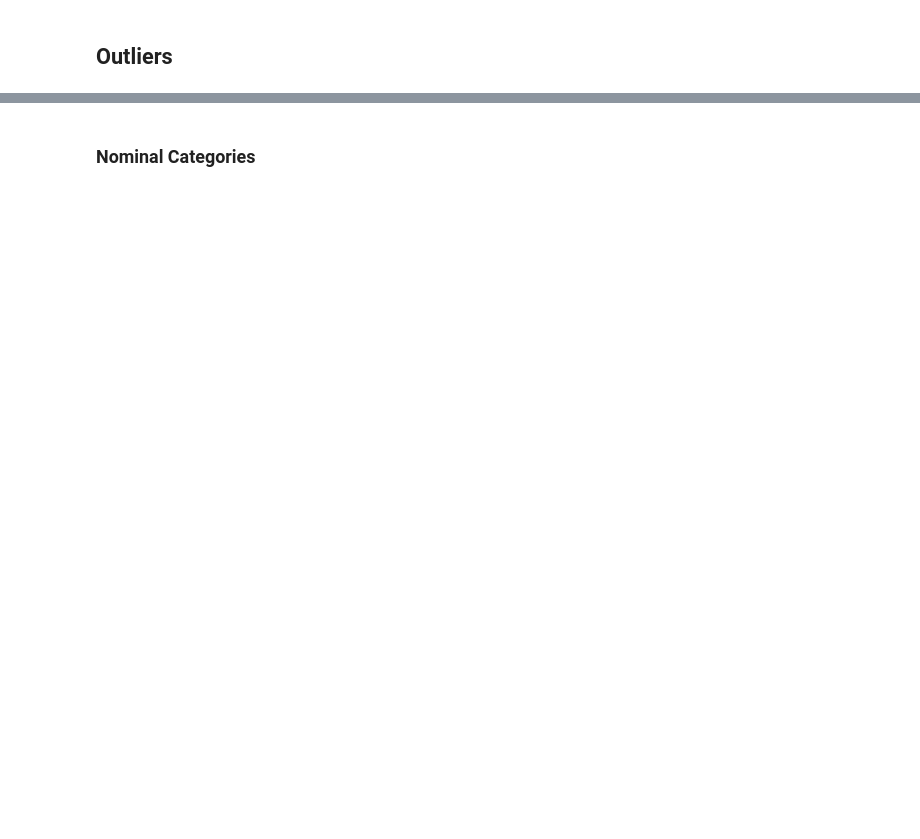
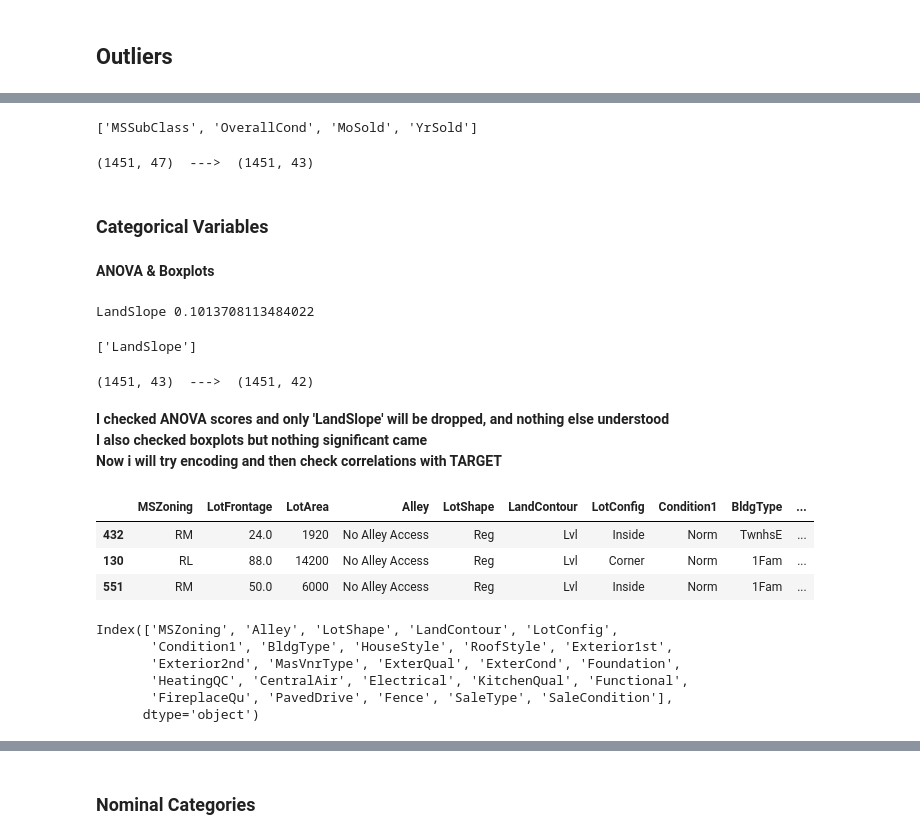
Before and after one commit to fatih-ml/House-price-prediction-ensemble-models-feature-engineering, a Jupyter notebook: V2_housing_price_model.ipynb, the cells around one changed output, grey strips where cells are left out. Cells and saved outputs as stored; diff of their text form; code cells hidden in the pictures; blank space fills up the shorter version.

```diff
--- a/V2_housing_price_model.ipynb
+++ b/V2_housing_price_model.ipynb
@@ -501,0 +289,62 @@ but since skewness is low, thanks to removing the outliers, i will go on without
+# %%
+features_drop_low_correlation = []
+for i,v in corr_with_target.iteritems():
+    if (abs(v) < 0.1):
+        features_drop_low_correlation.append(i)
+features_drop_low_correlation
+# %% [output]
+['MSSubClass', 'OverallCond', 'MoSold', 'YrSold']
+# %%
+df6 = df5.drop(columns=features_drop_low_correlation)
+print(df5.shape, ' ---> ', df6.shape)
+# %% [output]
+(1451, 47)  --->  (1451, 43)
+# %% [markdown]
+### Categorical Variables
+# %% [markdown]
+**ANOVA & Boxplots**
+# %%
+categorical_columns = df6.select_dtypes(include='object').columns
+drop_col_for_ANOVA = []
+p_values_ANOVA = {}
+for col in categorical_columns:
+    str_ANOVA_item = 'SalePrice' + ' ~ C(' + col + ')'
+    model = ols( str_ANOVA_item , data=df6).fit()
+    anova_table = sm.stats.anova_lm(model, typ=2)
+    p_value = (anova_table['PR(>F)'][0])
+    p_values_ANOVA[col] = p_value
+
+for i,v in p_values_ANOVA.items():
+    if v>0.05:
+        drop_col_for_ANOVA.append(i)
+        print(i, v)
+drop_col_for_ANOVA
+# %% [output]
+LandSlope 0.1013708113484022
+['LandSlope']
+# %%
+df7 = df6.drop(columns=drop_col_for_ANOVA)
+print(df6.shape, ' ---> ', df7.shape)
+# %% [output]
+(1451, 43)  --->  (1451, 42)
+# %% [markdown]
+**I checked ANOVA scores and only 'LandSlope' will be dropped, and nothing else understood**
+**I also checked boxplots but nothing significant came**
+**Now i will try encoding and then check correlations with TARGET**
+# %%
+df7.sample(3)
+# %% [output]
+|  | MSZoning | LotFrontage | LotArea | Alley | LotShape | LandContour | LotConfig | Condition1 | BldgType | ... |
+| 432 | RM | 24.0 | 1920 | No Alley Access | Reg | Lvl | Inside | Norm | TwnhsE | ... |
+| 130 | RL | 88.0 | 14200 | No Alley Access | Reg | Lvl | Corner | Norm | 1Fam | ... |
+| 551 | RM | 50.0 | 6000 | No Alley Access | Reg | Lvl | Inside | Norm | 1Fam | ... |
+# %%
+categorical_columns = df7.select_dtypes(include='object').columns
+categorical_columns
+# %% [output]
+Index(['MSZoning', 'Alley', 'LotShape', 'LandContour', 'LotConfig',
+       'Condition1', 'BldgType', 'HouseStyle', 'RoofStyle', 'Exterior1st',
+       'Exterior2nd', 'MasVnrType', 'ExterQual', 'ExterCond', 'Foundation',
+       'HeatingQC', 'CentralAir', 'Electrical', 'KitchenQual', 'Functional',
+       'FireplaceQu', 'PavedDrive', 'Fence', 'SaleType', 'SaleCondition'],
+      dtype='object')
```
Also changed, not shown: parts of 105 cells of this notebook, 1 other file.
